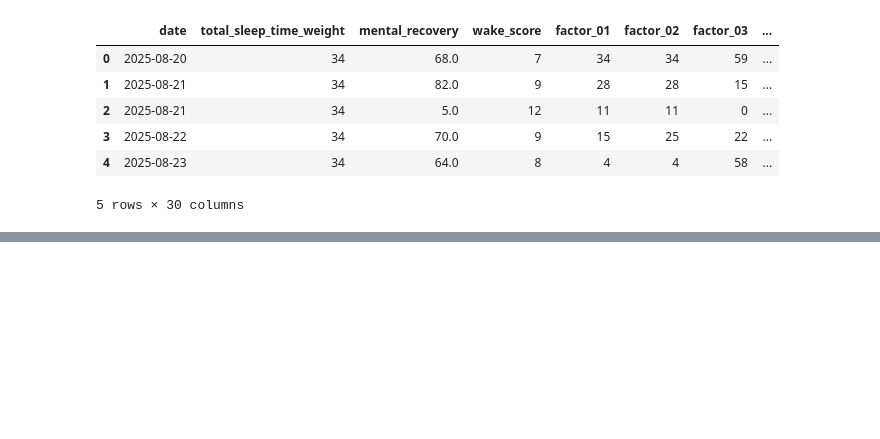
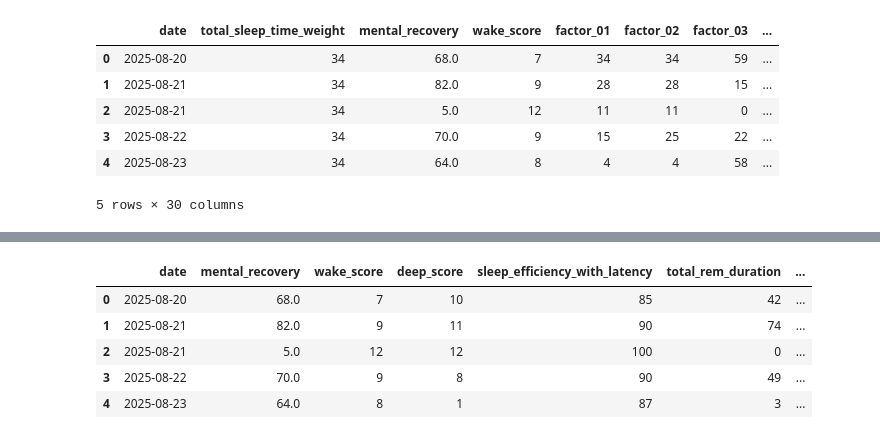
Before and after one commit to Danilo994/SleepAnalysis, a Jupyter notebook: Health_Sleep.ipynb, the cells around one changed output, grey strips where cells are left out. Drawn from its saved outputs; the diff is of its cells as text; code cells hidden in the pictures; blank space fills up the shorter version.

```diff
--- a/Health_Sleep.ipynb
+++ b/Health_Sleep.ipynb
@@ -73,0 +94,11 @@ plt.show()
+# %%
+df = df.drop(["total_sleep_time_weight", "factor_01", "factor_02", "factor_03", "factor_04", "factor_05", "factor_06", "factor_07", "factor_08", "factor_09", "latency_weight", "latency_score", "deep_weight", "rem_weight", "wake_weight"], axis=1)
+# %%
+df.head()
+# %% [output]
+|  | date | mental_recovery | wake_score | deep_score | sleep_efficiency_with_latency | total_rem_duration | ... |
+| 0 | 2025-08-20 | 68.0 | 7 | 10 | 85 | 42 | ... |
+| 1 | 2025-08-21 | 82.0 | 9 | 11 | 90 | 74 | ... |
+| 2 | 2025-08-21 | 5.0 | 12 | 12 | 100 | 0 | ... |
+| 3 | 2025-08-22 | 70.0 | 9 | 8 | 90 | 49 | ... |
+| 4 | 2025-08-23 | 64.0 | 8 | 1 | 87 | 3 | ... |
```
Also changed, not shown: parts of 4 cells of this notebook.
